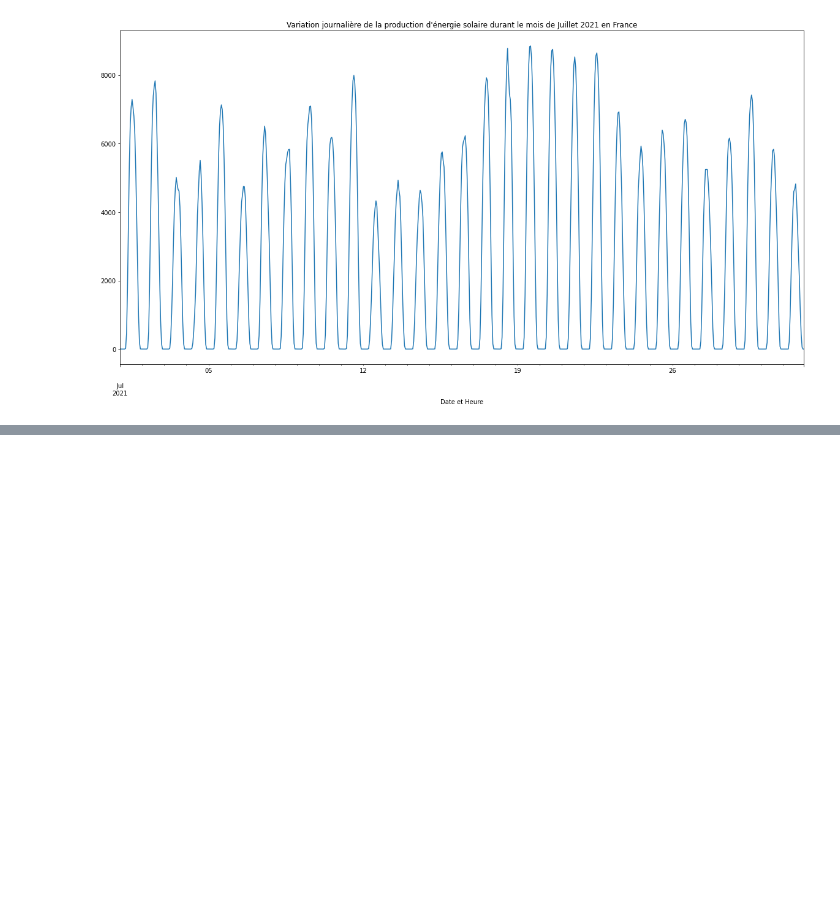
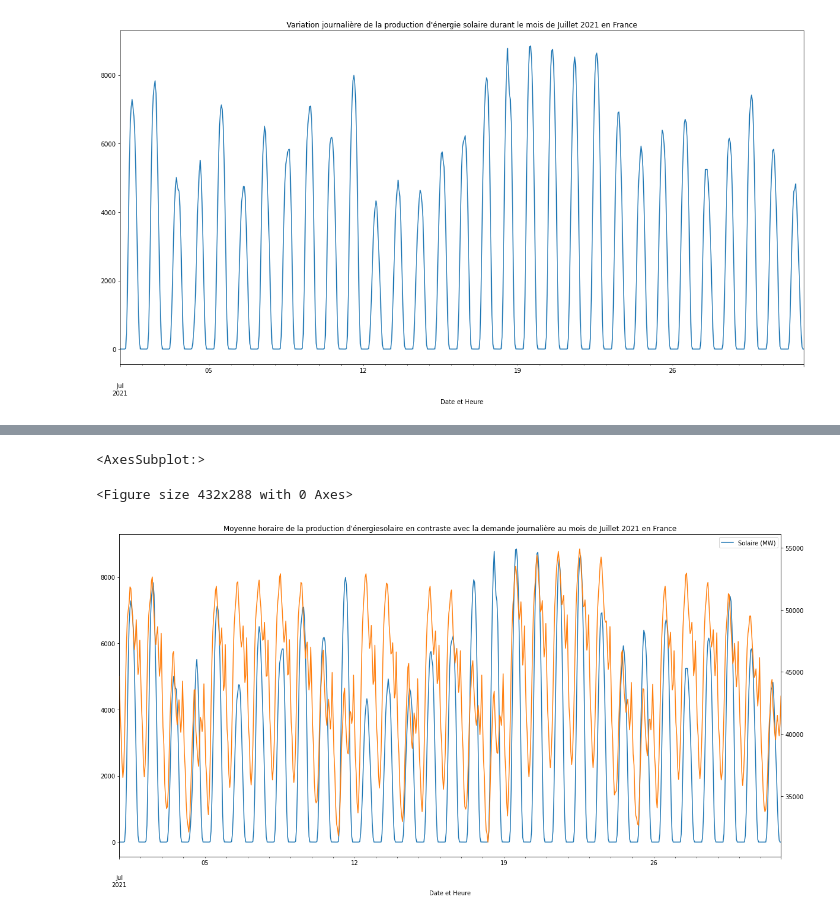
Before and after one commit to quentinhaenn/projet-co2, a Jupyter notebook: Code/projet-co2.ipynb, the cells around one changed output, grey strips where cells are left out. Cells and saved outputs as stored; diff of their text form; code cells hidden in the pictures; blank space fills up the shorter version.

```diff
--- a/Code/projet-co2.ipynb
+++ b/Code/projet-co2.ipynb
@@ -190,0 +236,9 @@ La différence de production est très notable ! Comme nous pouvions nous y atte
+# %%
+plt.figure()
+data[['Solaire (MW)']].loc[data.index.month == 7].resample('H').mean().plot(figsize=(20,10),
+title = "Moyenne horaire de la production d'énergiesolaire en contraste avec la demande journalière au mois de Juillet 2021 en France")
+data['Prévision J (MW)'].loc[data.index.month == 7].resample('H').mean().plot(secondary_y = True)
+# %% [output]
+<AxesSubplot:>
+<Figure size 432x288 with 0 Axes>
+[figure, added]
```
Also changed, not shown: parts of 13 cells of this notebook.
